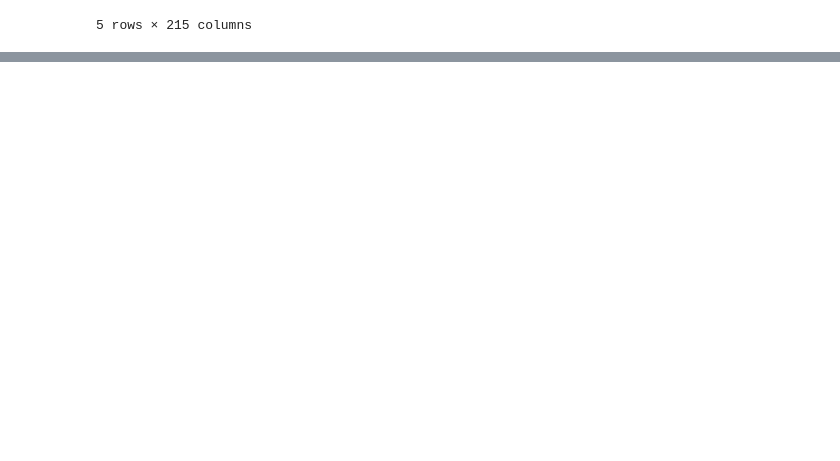
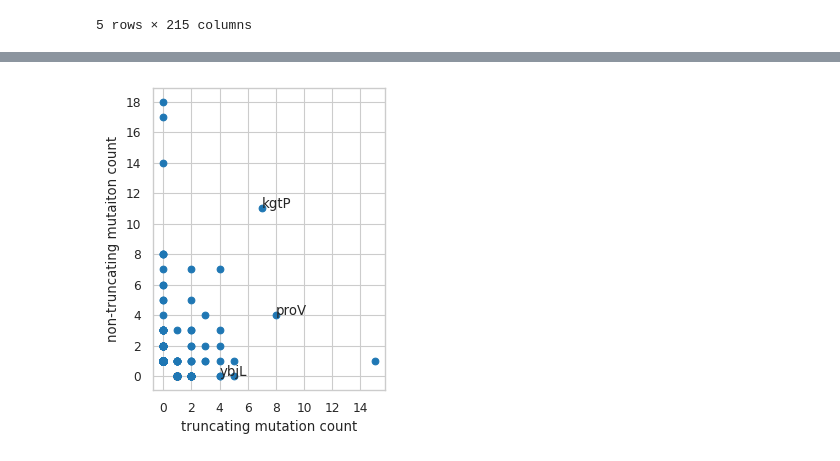
Before and after one commit to SBRG/Ecoli_chem_tol_ALE, a Jupyter notebook: Notebooks/F2d.ipynb, the cells around one changed output, grey strips where cells are left out. Cells and saved outputs as stored; diff of their text form; code cells hidden in the pictures; blank space fills up the shorter version.

Commit message:
first complete iteration with figure 2d

```diff
--- a/Notebooks/F2d.ipynb
+++ b/Notebooks/F2d.ipynb
@@ -88,5 +88,16 @@ mut_trunc_df.head()
 | 4 | DEL-83679-3 | 0 | 0 | 0 | 0 | 0 | 0 | 0 | 0 | 0 | ... | ... |
 5 rows × 215 columns
 # %%
-!!! Don't forget to count the frequency of the presence of a specific mutation across samples so that can accurately capture re-occurring mutations.
+ignore_cols = ['mut_id',  'Mutation Type',
+ 'start',
+ 'Gene',
+ 'Details',
+ 'Sequence Change',
+ 'mutation size',
+ 'coding',
+ 'truncation']
+sample_cols = [c for c in mut_trunc_df.columns if c not in ignore_cols]
+
+mut_trunc_df['mutation count'] = mut_trunc_df[sample_cols].sum(axis=1)
+mut_trunc_df.head()
 # %% [output]
@@ -94,0 +111,34 @@ mut_trunc_df.head()
+# %%
+import matplotlib
+import matplotlib.pyplot as plt
+import seaborn as sns
+from matplotlib.ticker import MaxNLocator
+sns.set_context("paper")
+sns.set_style('whitegrid')
+
+trunc_cnt_df = pd.DataFrame(columns=['truncating mutation count', 'non-truncating mutation count'])
+for g, gdf in mut_trunc_df.groupby('Gene'):
+    trunc_cnt = len(gdf[gdf.truncation])
+    non_trunc_cnt = len(gdf[gdf.truncation==False])
+    srs = pd.Series({'truncating mutation count':trunc_cnt, 'non-truncating mutation count': non_trunc_cnt}, name=g)
+    trunc_cnt_df = pd.concat([trunc_cnt_df, pd.DataFrame(srs).T])
+trunc_cnt_df.head()
+
+plt.figure(
+    dpi=100,
+    figsize=(3,4)
+)
+plt.scatter(trunc_cnt_df['truncating mutation count'], trunc_cnt_df['non-truncating mutation count'])
+
+ax = plt.gca()
+ax.yaxis.set_major_locator(MaxNLocator(integer=True))
+ax.xaxis.set_major_locator(MaxNLocator(integer=True))
+plt.xlabel("truncating mutation count")
+plt.ylabel("non-truncating mutaiton count")
+
+genes_of_interest = ['kgtP', 'ybjL', 'proV']
+df = trunc_cnt_df[trunc_cnt_df.index.isin(genes_of_interest)]
+for g, coords in df.iterrows():
+    plt.text(coords[0], coords[1], g)
+# %% [output]
+[figure, added]
```
Also changed, not shown: parts of 2 cells of this notebook.
